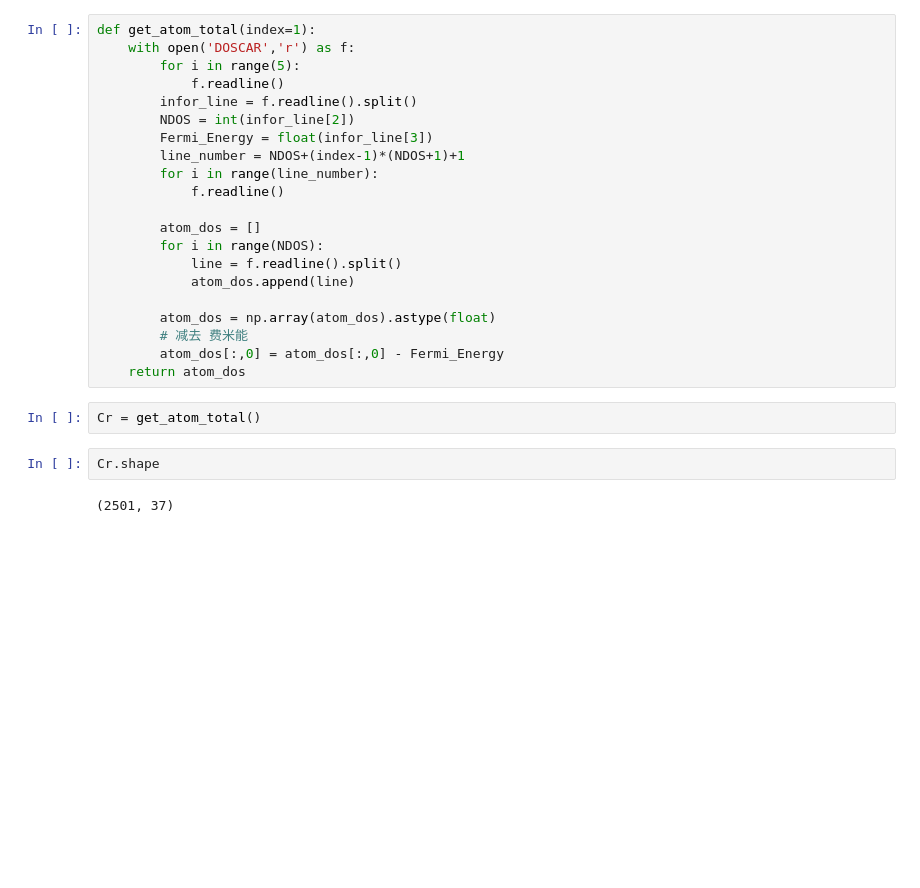
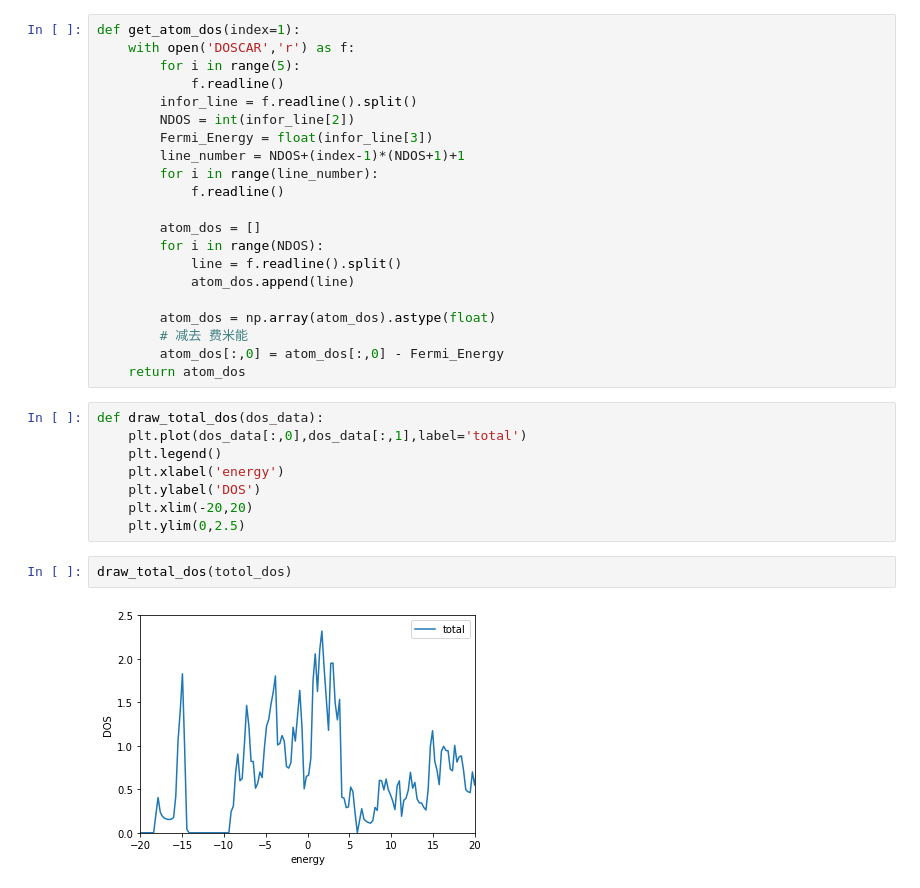
Before and after one commit to Yibo-Zhang/chem_calculation, a Jupyter notebook: vasp/dos/DOS_extract_self.ipynb, the cells around one changed output. Drawn from its saved outputs; the diff is of its cells as text; blank space fills up the shorter version.

```diff
--- a/vasp/dos/DOS_extract_self.ipynb
+++ b/vasp/dos/DOS_extract_self.ipynb
@@ -26,7 +26,7 @@ def get_soc_total():
         total_dos[:,0] = total_dos[:,0] - Fermi_Energy
     return total_dos
 # %%
-def get_atom_total(index=1):
+def get_atom_dos(index=1):
     with open('DOSCAR','r') as f:
         for i in range(5):
             f.readline()
@@ -46,9 +46,15 @@ def get_atom_total(index=1):
         # 减去 费米能
         atom_dos[:,0] = atom_dos[:,0] - Fermi_Energy
     return atom_dos
-# %%
-Cr = get_atom_total()
-# %%
-Cr.shape
-# %% [output]
-(2501, 37)
+# %%
+def draw_total_dos(dos_data):
+    plt.plot(dos_data[:,0],dos_data[:,1],label='total')
+    plt.legend()
+    plt.xlabel('energy')
+    plt.ylabel('DOS')
+    plt.xlim(-20,20)
+    plt.ylim(0,2.5)
+# %%
+draw_total_dos(totol_dos)
+# %% [output]
+[figure, added]
```
Also changed, not shown: parts of 8 cells of this notebook, 3 other files.
